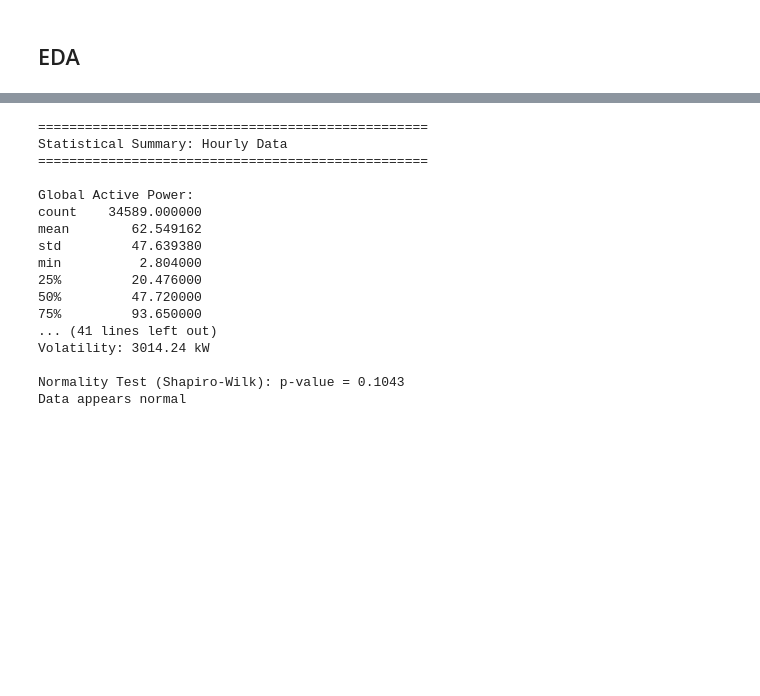
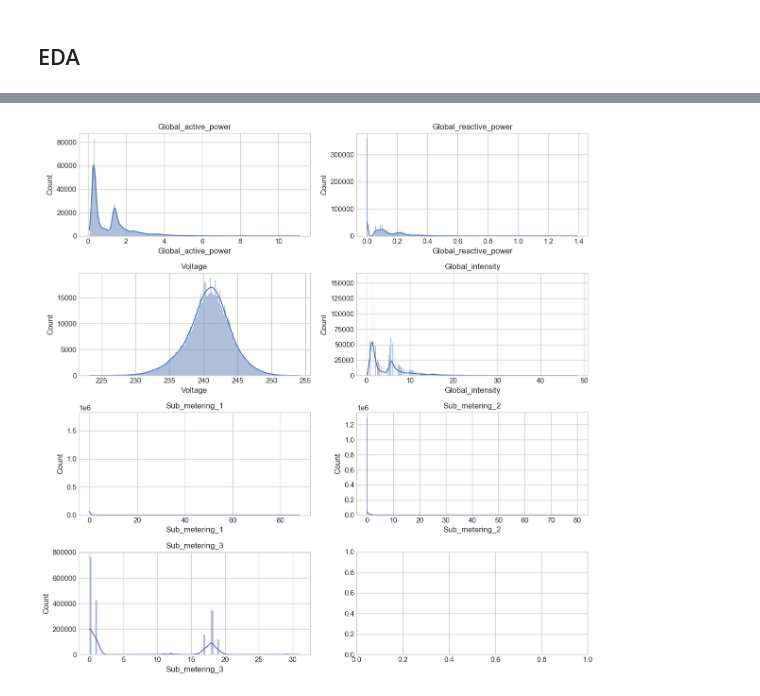
Before and after one commit to Ali-rashaideh/energy_forecasting_project, a Jupyter notebook: notebooks/EDA.ipynb, the cells around one changed output, grey strips where cells are left out. Saved outputs shown, nothing was run; the diff lists cells and outputs as text; code cells hidden in the pictures; blank space fills up the shorter version.

```diff
--- a/notebooks/EDA.ipynb
+++ b/notebooks/EDA.ipynb
@@ -86,6 +88,6 @@ data shape: (2075259, 7)
 # %%
 df.fillna(method='ffill', inplace=True)
-
+df.drop_duplicates(inplace=True)
 print("\nMissing values after imputation:")
 print(df.isnull().sum())
 # %% [output]
@@ -172,24 +114,0 @@ Actual Bounds: Lower=0.00 kW, Upper=3.35 kW
-# %%
-def handle_outliers(series):
-    # Only process numeric columns
-    if pd.api.types.is_numeric_dtype(series):
-        Q1 = series.quantile(0.25)
-        Q3 = series.quantile(0.75)
-        IQR = Q3 - Q1
-        upper_bound = Q3 + 1.5 * IQR
-        lower_bound = max(Q1 - 1.5 * IQR, 0)  # Power can't be negative
-        return series.clip(lower_bound, upper_bound)
-    return series  # Return non-numeric columns unchanged
-
-# Apply only to numeric columns
-numeric_cols = df.select_dtypes(include=np.number).columns
-df[numeric_cols] = df[numeric_cols].apply(handle_outliers)
-
-# Visualize outliers treatment for numeric columns only
-plt.figure(figsize=(15, 10))
-for i, col in enumerate(numeric_cols, 1):
-    plt.subplot(3, 3, i)
-    sns.boxplot(x=df[col])
-    plt.title(f'{col} Distribution')
-plt.tight_layout()
-plt.show()
@@ -410,42 +115,12 @@ plot_load_duration_curve(new_df)
-# %%
-def print_statistical_summary(data_dict):
-    for freq, data in data_dict.items():
-        print(f"\n{'='*50}")
-        print(f"Statistical Summary: {freq.capitalize()} Data")
-        print('='*50)
-
-        # Basic statistics
-        print("\nGlobal Active Power:")
-        print(data['Global_active_power'].describe().to_string())
-
-        # Volatility analysis
-        daily_volatility = data['Global_active_power'].pct_change().std() * np.sqrt(365) if freq == 'daily' else None
-        print(f"\nVolatility: {data['Global_active_power'].std():.2f} kW")
-        if daily_volatility:
-            print(f"Annualized Volatility: {daily_volatility*100:.2f}%")
-
-        # Normality test
-        from scipy.stats import shapiro
-        stat, p = shapiro(data['Global_active_power'].dropna())
-        print(f"\nNormality Test (Shapiro-Wilk): p-value = {p:.4f}")
-        print("Data appears normal" if p > 0.05 else "Data does NOT appear normal")
-
-print_statistical_summary(new_df)
-# %% [output]
-==================================================
-Statistical Summary: Hourly Data
-==================================================
-
-Global Active Power:
-count    34589.000000
-mean        62.549162
-std         47.639380
-min          2.804000
-25%         20.476000
-50%         47.720000
-75%         93.650000
-... (41 lines left out)
-Volatility: 3014.24 kW
-
-Normality Test (Shapiro-Wilk): p-value = 0.1043
-Data appears normal
+# %%
+numeric_cols = df.select_dtypes(include=np.number).columns
+rows = (len(numeric_cols) + 1) // 2
+fig, axes = plt.subplots(rows, 2, figsize=(12, 3 * rows))
+axes = axes.flatten()
+for i, col in enumerate(numeric_cols):
+    sns.histplot(df[col].dropna(), kde=True, ax=axes[i])
+    axes[i].set_title(col)
+plt.tight_layout()
+plt.show()
+# %% [output]
+[figure, added]
```
Also changed, not shown: parts of 37 cells of this notebook, 7 other files.
